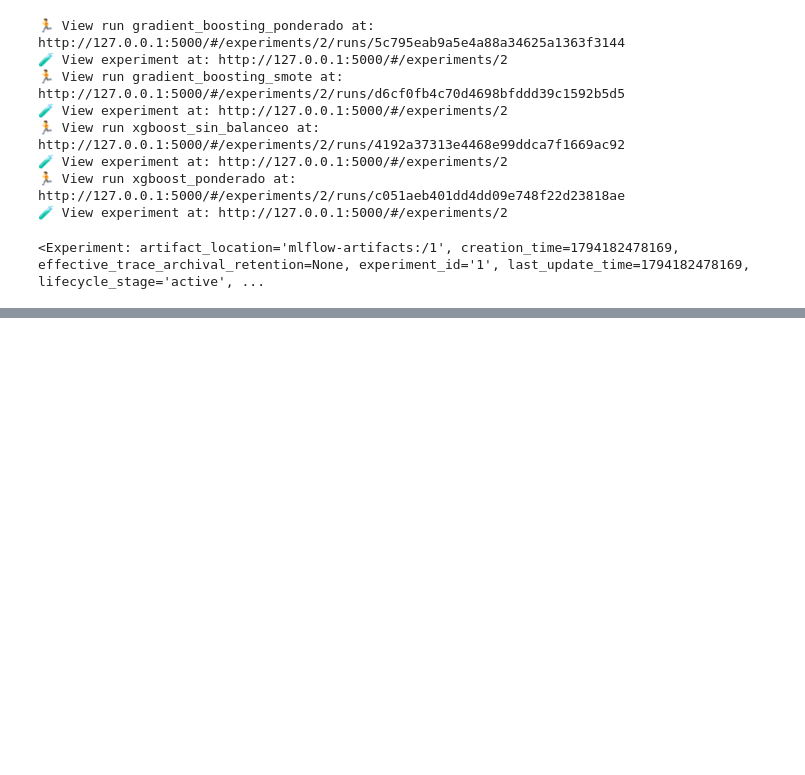
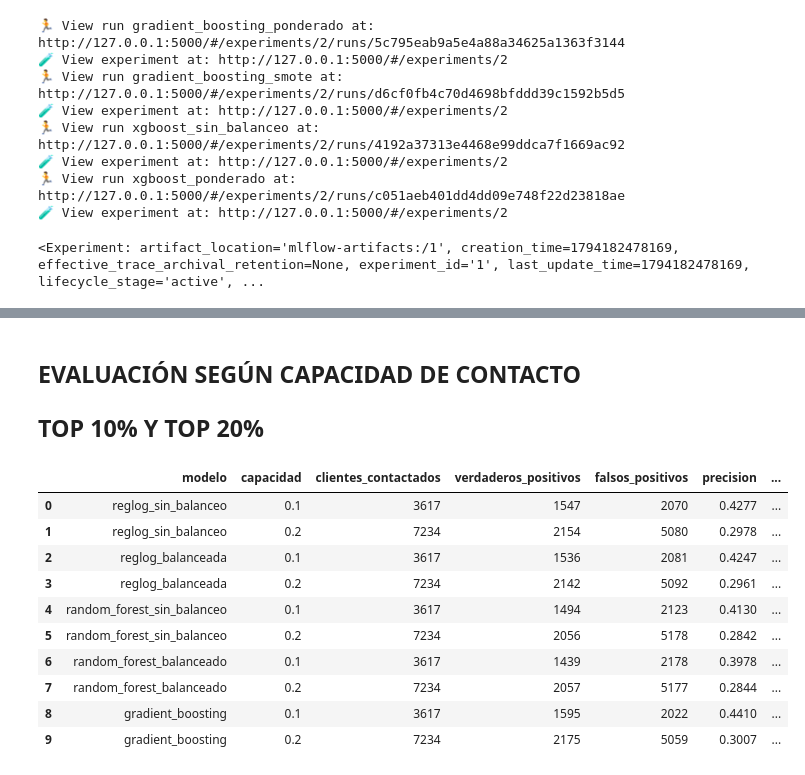
Before and after one commit to CrisSCon/priorizacion-clientes-cdt, a Jupyter notebook: notebooks/02_modelado_baseline_reglog.ipynb, the cells around one changed output, grey strips where cells are left out. Drawn from its saved outputs; the diff is of its cells as text; code cells hidden in the pictures; blank space fills up the shorter version.

```diff
--- a/notebooks/02_modelado_baseline_reglog.ipynb
+++ b/notebooks/02_modelado_baseline_reglog.ipynb
@@ -1286,0 +2442,55 @@ mlflow.set_experiment("bank-marketing-baseline-reglog")
+# %% [markdown]
+## EVALUACIÓN SEGÚN CAPACIDAD DE CONTACTO
+## TOP 10% Y TOP 20%
+# %%
+resultados_capacidad = []
+
+y_real = np.asarray(y_train)
+
+for nombre, probabilidades in probabilidades_oof.items():
+
+    for porcentaje in [0.10, 0.20]:
+
+        cantidad = int(np.ceil(len(y_real) * porcentaje))
+
+        # Seleccionar los clientes con mayor probabilidad
+        posiciones = np.argsort(-probabilidades)[:cantidad]
+
+        y_seleccionados = y_real[posiciones]
+
+        verdaderos_positivos = int(y_seleccionados.sum())
+        falsos_positivos = int(cantidad - verdaderos_positivos)
+
+        precision_top = y_seleccionados.mean()
+        recall_top = verdaderos_positivos / y_real.sum()
+
+        lift_top = precision_top / y_real.mean()
+
+        resultados_capacidad.append({
+            "modelo": nombre,
+            "capacidad": porcentaje,
+            "clientes_contactados": cantidad,
+            "verdaderos_positivos": verdaderos_positivos,
+            "falsos_positivos": falsos_positivos,
+            "precision": precision_top,
+            "recall_capturado": recall_top,
+            "lift": lift_top
+        })
+
+tabla_capacidad = pd.DataFrame(resultados_capacidad)
+
+display(
+    tabla_capacidad.round(4)
+)
+# %% [output]
+|  | modelo | capacidad | clientes_contactados | verdaderos_positivos | falsos_positivos | precision | ... |
+| 0 | reglog_sin_balanceo | 0.1 | 3617 | 1547 | 2070 | 0.4277 | ... |
+| 1 | reglog_sin_balanceo | 0.2 | 7234 | 2154 | 5080 | 0.2978 | ... |
+| 2 | reglog_balanceada | 0.1 | 3617 | 1536 | 2081 | 0.4247 | ... |
+| 3 | reglog_balanceada | 0.2 | 7234 | 2142 | 5092 | 0.2961 | ... |
+| 4 | random_forest_sin_balanceo | 0.1 | 3617 | 1494 | 2123 | 0.4130 | ... |
+| 5 | random_forest_sin_balanceo | 0.2 | 7234 | 2056 | 5178 | 0.2842 | ... |
+| 6 | random_forest_balanceado | 0.1 | 3617 | 1439 | 2178 | 0.3978 | ... |
+| 7 | random_forest_balanceado | 0.2 | 7234 | 2057 | 5177 | 0.2844 | ... |
+| 8 | gradient_boosting | 0.1 | 3617 | 1595 | 2022 | 0.4410 | ... |
+| 9 | gradient_boosting | 0.2 | 7234 | 2175 | 5059 | 0.3007 | ... |
```
Also changed, not shown: parts of 55 cells of this notebook, 5 other files.
